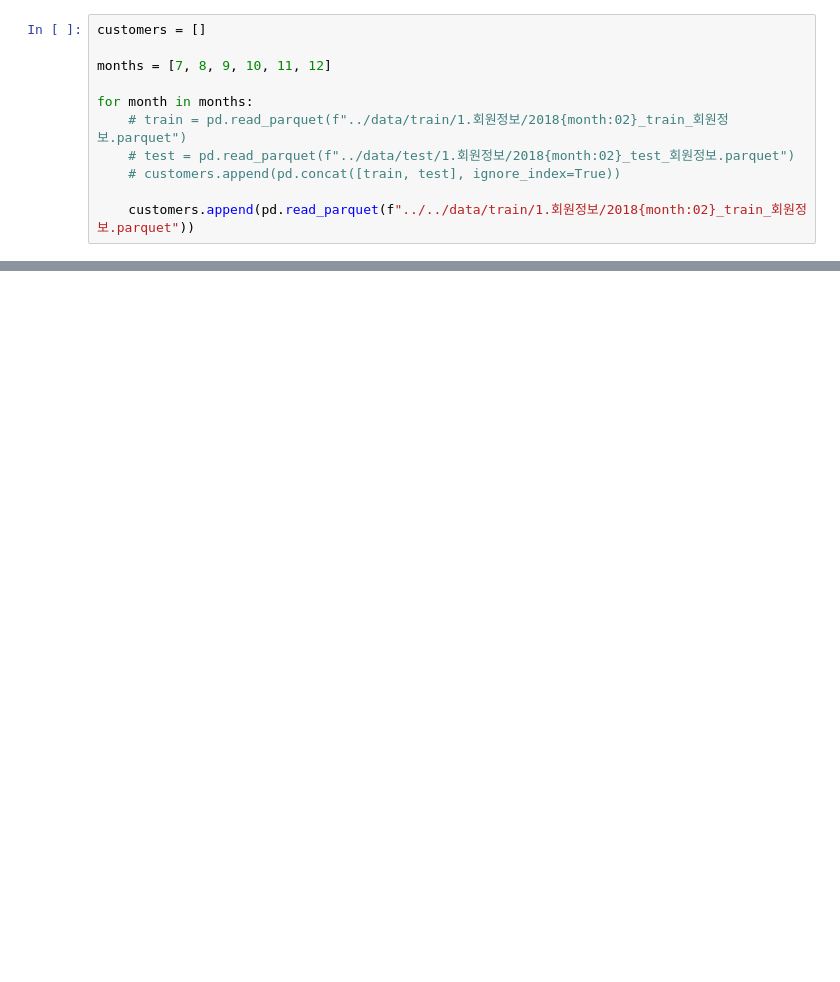
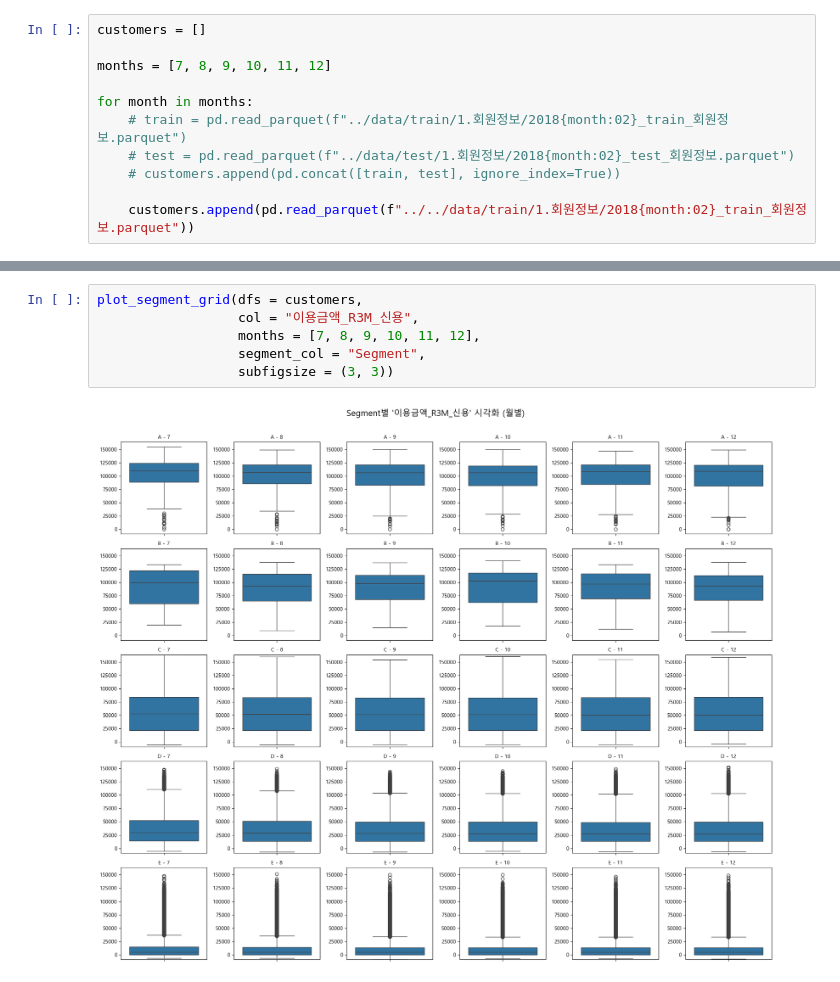
Before and after one commit to howsrio/credit_segment, a Jupyter notebook: eda/1.회원정보/카드이용.ipynb, the cells around one changed output, grey strips where cells are left out. Cells and saved outputs as stored; diff of their text form; blank space fills up the shorter version.

```diff
--- a/eda/1.회원정보/카드이용.ipynb
+++ b/eda/1.회원정보/카드이용.ipynb
@@ -47,0 +61,8 @@ Index(['기준년월', 'ID', '남녀구분코드', '연령', 'Segment', '회원
+# %%
+plot_segment_grid(dfs = customers,
+                  col = "이용금액_R3M_신용",
+                  months = [7, 8, 9, 10, 11, 12],
+                  segment_col = "Segment",
+                  subfigsize = (3, 3))
+# %% [output]
+[figure, added]
```
Also changed, not shown: parts of 14 cells of this notebook, 5 other files.
